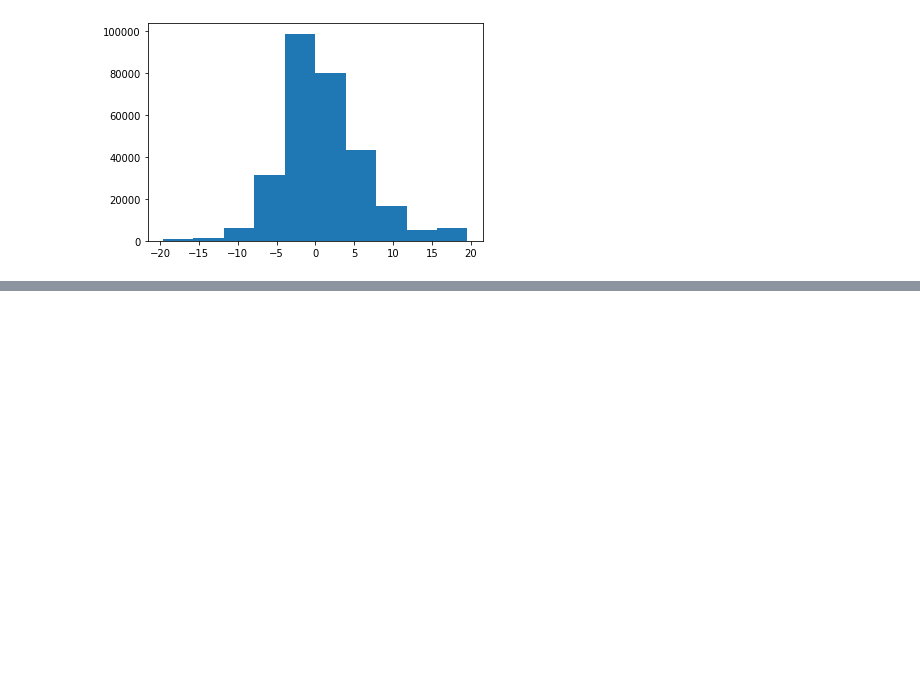
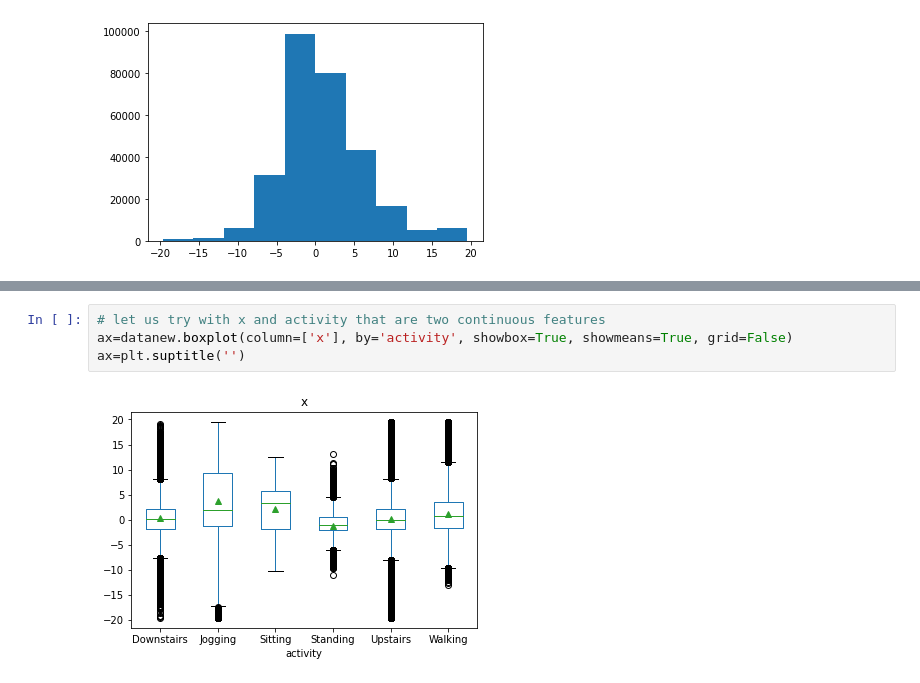
Before and after one commit to epereirasg/Curso-de-Machine-Learning, a Jupyter notebook: ProyectoFinal ML/ Entrega 03 - Explore/ Entrega_03_Explore.ipynb, the cells around one changed output, grey strips where cells are left out. Drawn from its saved outputs; the diff is of its cells as text; blank space fills up the shorter version.

```diff
--- a/ProyectoFinal ML/ Entrega 03 - Explore/ Entrega_03_Explore.ipynb
+++ b/ProyectoFinal ML/ Entrega 03 - Explore/ Entrega_03_Explore.ipynb
@@ -442,0 +475,6 @@ plt.hist(datanew.x)
+# %%
+# let us try with x and activity that are two continuous features
+ax=datanew.boxplot(column=['x'], by='activity', showbox=True, showmeans=True, grid=False)
+ax=plt.suptitle('')
+# %% [output]
+[figure, added]
```
Also changed, not shown: parts of 6 cells of this notebook.
